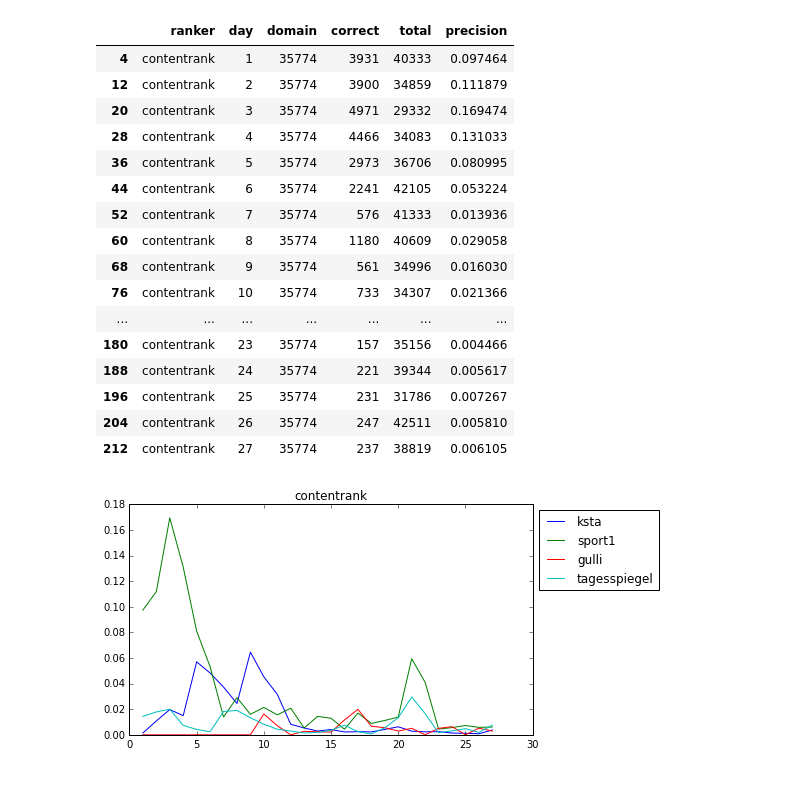
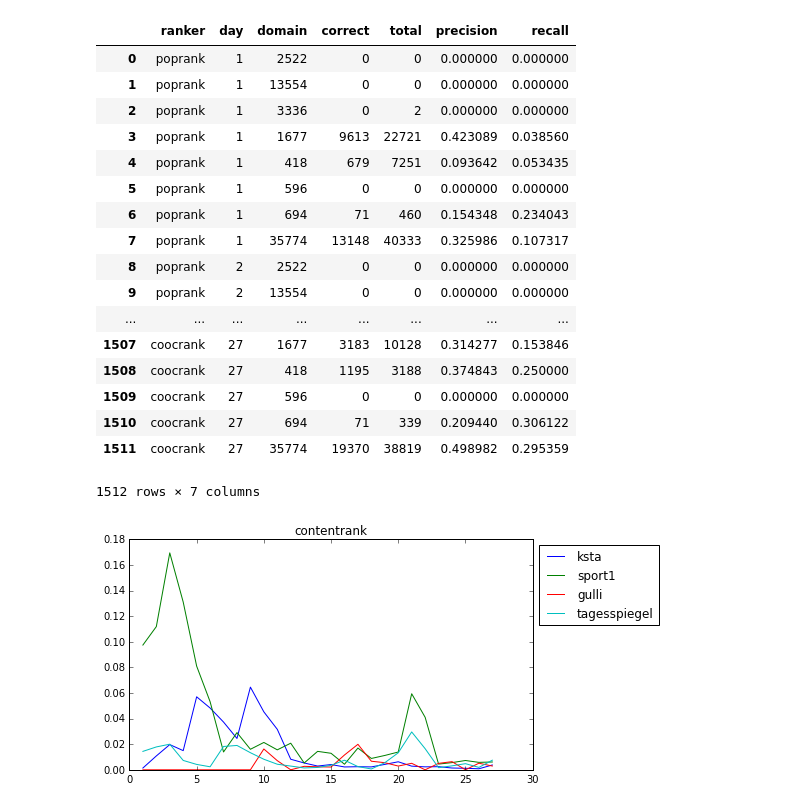
Before and after one commit to martijnnanne/newsreel-offline, a Jupyter notebook: results/Fancy_graphs.ipynb, the cells around one changed output. Saved outputs shown, nothing was run; the diff lists cells and outputs as text; code cells hidden in the pictures.

```diff
--- a/results/Fancy_graphs.ipynb
+++ b/results/Fancy_graphs.ipynb
@@ -23,23 +25,24 @@ domains
-# %%
-results.query('ranker == "contentrank" & domain == 35774')
-# %% [output]
-|  | ranker | day | domain | correct | total | precision |
-| 4 | contentrank | 1 | 35774 | 3931 | 40333 | 0.097464 |
-| 12 | contentrank | 2 | 35774 | 3900 | 34859 | 0.111879 |
-| 20 | contentrank | 3 | 35774 | 4971 | 29332 | 0.169474 |
-| 28 | contentrank | 4 | 35774 | 4466 | 34083 | 0.131033 |
-| 36 | contentrank | 5 | 35774 | 2973 | 36706 | 0.080995 |
-| 44 | contentrank | 6 | 35774 | 2241 | 42105 | 0.053224 |
-| 52 | contentrank | 7 | 35774 | 576 | 41333 | 0.013936 |
-| 60 | contentrank | 8 | 35774 | 1180 | 40609 | 0.029058 |
-| 68 | contentrank | 9 | 35774 | 561 | 34996 | 0.016030 |
-| 76 | contentrank | 10 | 35774 | 733 | 34307 | 0.021366 |
-| ... | ... | ... | ... | ... | ... | ... |
-| 180 | contentrank | 23 | 35774 | 157 | 35156 | 0.004466 |
-| 188 | contentrank | 24 | 35774 | 221 | 39344 | 0.005617 |
-| 196 | contentrank | 25 | 35774 | 231 | 31786 | 0.007267 |
-| 204 | contentrank | 26 | 35774 | 247 | 42511 | 0.005810 |
-| 212 | contentrank | 27 | 35774 | 237 | 38819 | 0.006105 |
+# %%
+results
+# %% [output]
+|  | ranker | day | domain | correct | total | precision | recall |
+| 0 | poprank | 1 | 2522 | 0 | 0 | 0.000000 | 0.000000 |
+| 1 | poprank | 1 | 13554 | 0 | 0 | 0.000000 | 0.000000 |
+| 2 | poprank | 1 | 3336 | 0 | 2 | 0.000000 | 0.000000 |
+| 3 | poprank | 1 | 1677 | 9613 | 22721 | 0.423089 | 0.038560 |
+| 4 | poprank | 1 | 418 | 679 | 7251 | 0.093642 | 0.053435 |
+| 5 | poprank | 1 | 596 | 0 | 0 | 0.000000 | 0.000000 |
+| 6 | poprank | 1 | 694 | 71 | 460 | 0.154348 | 0.234043 |
+| 7 | poprank | 1 | 35774 | 13148 | 40333 | 0.325986 | 0.107317 |
+| 8 | poprank | 2 | 2522 | 0 | 0 | 0.000000 | 0.000000 |
+| 9 | poprank | 2 | 13554 | 0 | 0 | 0.000000 | 0.000000 |
+| ... | ... | ... | ... | ... | ... | ... | ... |
+| 1507 | coocrank | 27 | 1677 | 3183 | 10128 | 0.314277 | 0.153846 |
+| 1508 | coocrank | 27 | 418 | 1195 | 3188 | 0.374843 | 0.250000 |
+| 1509 | coocrank | 27 | 596 | 0 | 0 | 0.000000 | 0.000000 |
+| 1510 | coocrank | 27 | 694 | 71 | 339 | 0.209440 | 0.306122 |
+| 1511 | coocrank | 27 | 35774 | 19370 | 38819 | 0.498982 | 0.295359 |
+1512 rows × 7 columns
 # %%
 i = 0
 for ranker in rankers:
```
Also changed, not shown: parts of 10 cells of this notebook, 10 other files.
